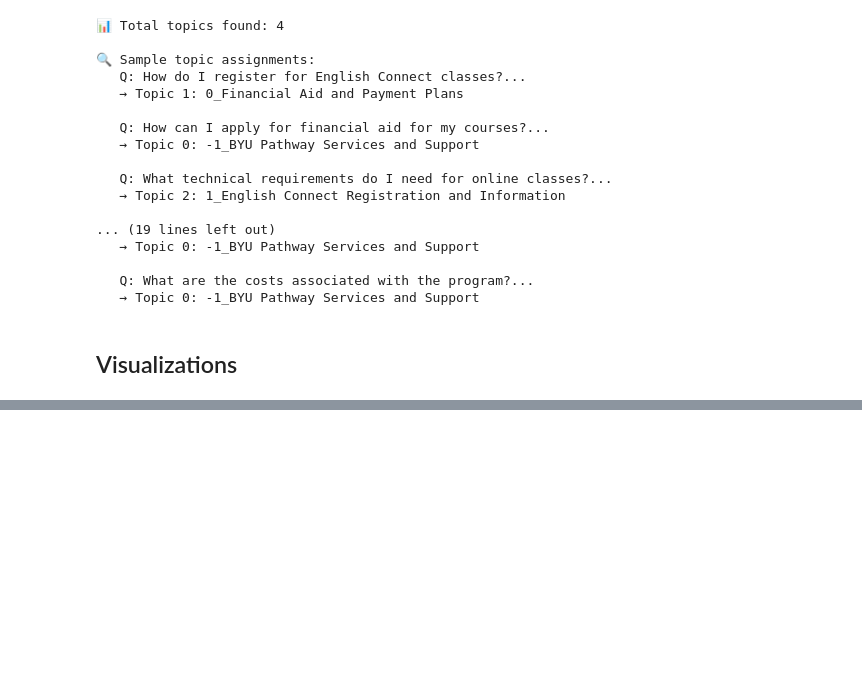
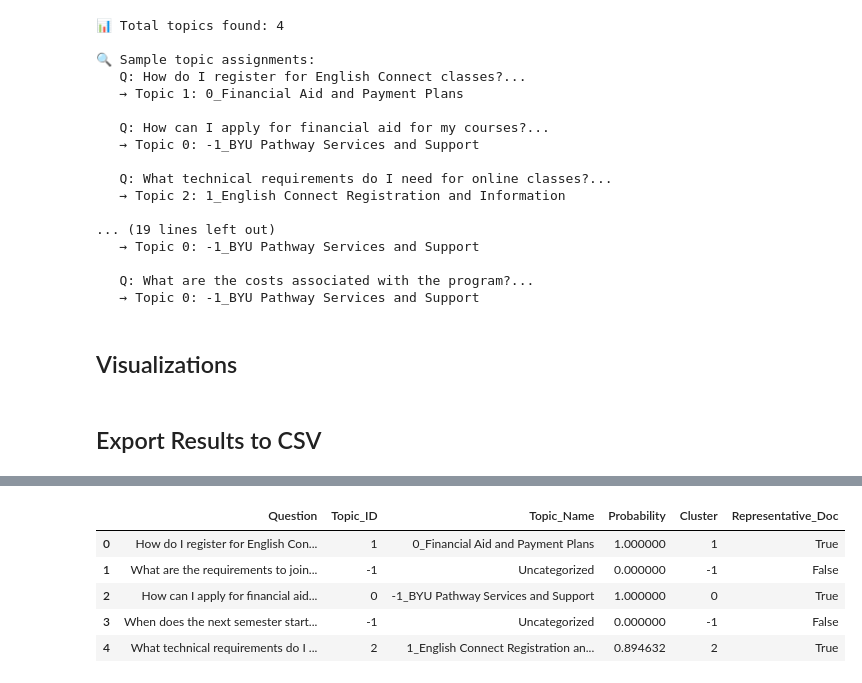
Before and after one commit to chrisedeson/pathway-questions-topic-modelling, a Jupyter notebook: Text_Clustering_&_Topic_Modeling_of_Pathway_Questions_with_OpenAI_and_BERTopic.ipynb, the cells around one changed output, grey strips where cells are left out. Cells and saved outputs as stored; diff of their text form; code cells hidden in the pictures; blank space fills up the shorter version.

Commit message:
Refactor topic labeling prompt and add CSV export functionality for analysis results

```diff
--- a/Text_Clustering_&_Topic_Modeling_of_Pathway_Questions_with_OpenAI_and_BERTopic.ipynb
+++ b/Text_Clustering_&_Topic_Modeling_of_Pathway_Questions_with_OpenAI_and_BERTopic.ipynb
@@ -402,22 +402,16 @@ else:
 
     # Enhanced prompt for educational context
     prompt = """
-    I have a topic that contains the following student questions about BYU Pathway:
+    I have a topic that contains the following questions:
     [DOCUMENTS]
 
     The topic is described by the following keywords: [KEYWORDS]
 
-    Based on the student questions above, create a short, clear topic label that describes what students are asking about.
+    Based on the questions above, create a short, clear topic label that describes what people are asking about.
     Focus on the main subject or concern in the questions.
 
     Format your response as:
     topic: <short descriptive label>
-
-    Examples:
-    - topic: Course Registration
-    - topic: Financial Aid
-    - topic: Technical Support
-    - topic: Academic Requirements
     """
 
     # Get the chat model from environment or use default
@@ -511,3 +505,60 @@ topic_model.visualize_heatmap
 
 # Hierarchical topic structure
 topic_model.visualize_hierarchy()
+# %% [markdown]
+## Export Results to CSV
+# %%
+# Export results for stakeholder review
+import pandas as pd
+from datetime import datetime
+
+print("📊 Preparing results for export...")
+
+# Create comprehensive results dataframe
+if 'topic_model' in locals():
+    # Get document info from BERTopic
+    doc_info = topic_model.get_document_info(questions)
+
+    # Create results dataframe with all relevant information
+    results_df = pd.DataFrame({
+        'Question': questions,
+        'Topic_ID': doc_info['Topic'].values,
+        'Topic_Name': [topic_model.get_topic_info().iloc[topic_id]['Name'] if topic_id != -1
+                      else 'Uncategorized' for topic_id in doc_info['Topic'].values],
+        'Probability': doc_info['Probability'].values,
+        'Cluster': clusters if 'clusters' in locals() else doc_info['Topic'].values,
+        'Representative_Doc': doc_info['Representative_document'].values
+    })
+
+    # Add timestamp
+    timestamp = datetime.now().strftime("%Y%m%d_%H%M")
+
+    # Export to CSV
+    csv_filename = f"results/pathway_questions_analysis_{timestamp}.csv"
+
+    # Create results directory if it doesn't exist
+    import os
+    os.makedirs("results", exist_ok=True)
+
+    # Save the file
+    results_df.to_csv(csv_filename, index=False, encoding='utf-8')
+
+    print(f"✅ Results exported to: {csv_filename}")
+    print(f"📋 Total questions analyzed: {len(results_df)}")
+    print(f"📊 Topics found: {len(topic_model.get_topic_info()) - 1}")  # Exclude -1 topic
+
+    # Show summary by topic
+    print(f"\n📈 Questions per topic:")
+    topic_summary = results_df.groupby(['Topic_ID', 'Topic_Name']).size().reset_index(name='Count')
+    topic_summary = topic_summary.sort_values('Count', ascending=False)
+
+    for _, row in topic_summary.iterrows():
+        print(f"   Topic {row['Topic_ID']}: {row['Topic_Name']} ({row['Count']} questions)")
+
+    # Display first few rows
+    print(f"\n📄 Sample of exported data:")
+    display(results_df.head())
+
+else:
+    print("❌ Topic model not found. Please run the BERTopic cells first.")
+# %% [output]
@@ -513,0 +577,6 @@ topic_model.visualize_hierarchy()
+|  | Question | Topic_ID | Topic_Name | Probability | Cluster | Representative_Doc |
+| 0 | How do I register for English Con... | 1 | 0_Financial Aid and Payment Plans | 1.000000 | 1 | True |
+| 1 | What are the requirements to join... | -1 | Uncategorized | 0.000000 | -1 | False |
+| 2 | How can I apply for financial aid... | 0 | -1_BYU Pathway Services and Support | 1.000000 | 0 | True |
+| 3 | When does the next semester start... | -1 | Uncategorized | 0.000000 | -1 | False |
+| 4 | What technical requirements do I ... | 2 | 1_English Connect Registration an... | 0.894632 | 2 | True |
```
Also changed, not shown: parts of 1 cell of this notebook.
